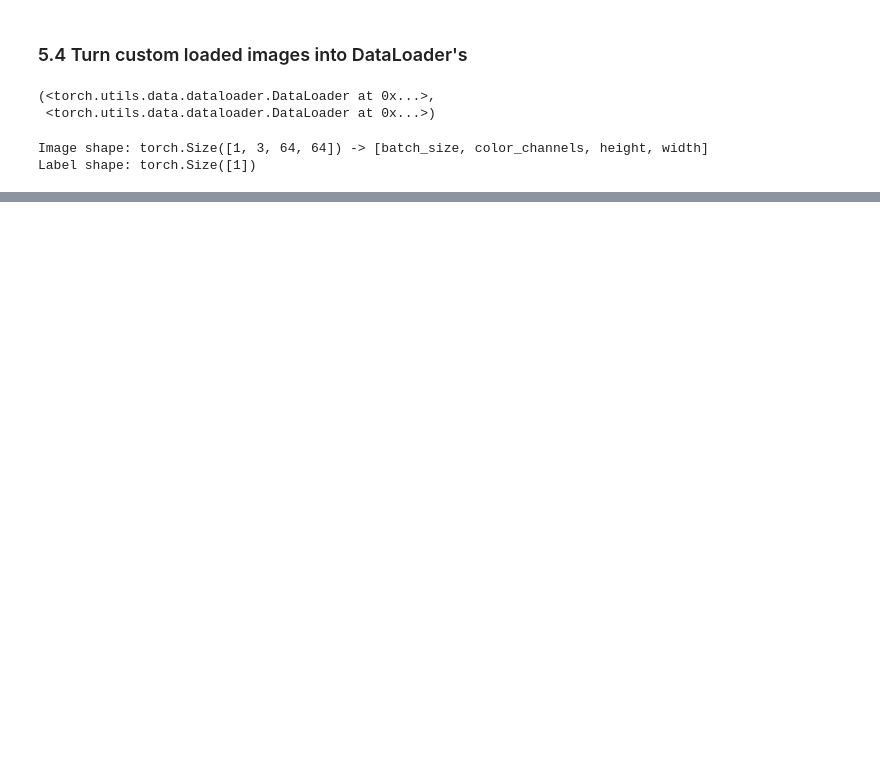
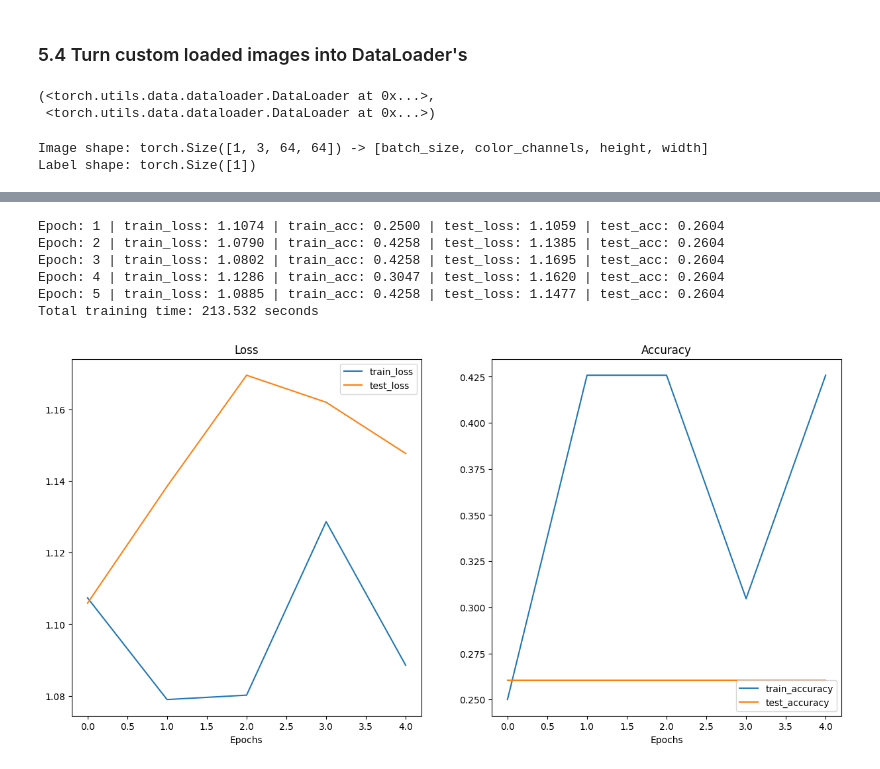
Before and after one commit to khongconlaudau/Pytorch_Deep_Learn, a Jupyter notebook: 04_Custom_Datasets.ipynb, the cells around one changed output, grey strips where cells are left out. Cells and saved outputs as stored; diff of their text form; code cells hidden in the pictures; blank space fills up the shorter version.

Commit message:
Finished Custom Datasets

```diff
--- a/04_Custom_Datasets.ipynb
+++ b/04_Custom_Datasets.ipynb
@@ -488,0 +910,6 @@ Label shape: torch.Size([1])
+# %%
+from torchvision import datasets
+train_data_augmented = datasets.ImageFolder(train_dir, train_transform_trivial_augment)
+test_data_simple = datasets.ImageFolder(test_dir, test_transforms)
+
+train_data_augmented, test_data_simple
@@ -488,0 +954,7 @@ Label shape: torch.Size([1])
+# %%
+# Create model_1 and send it to the target device
+torch.manual_seed(42)
+model1 = TinyVGG(input_shape=3, hidden_units=10,
+                output_shape=len(train_data_augmented.classes)).to(device)
+
+model1
@@ -488,0 +982,36 @@ Label shape: torch.Size([1])
+# %%
+torch.manual_seed(42)
+torch.cuda.manual_seed(42)
+
+# set nums of epochs
+NUM_EPOCHS = 5
+
+# Setup loss function and optimizer
+loss_fn = nn.CrossEntropyLoss()
+optimizer = torch.optim.Adam(params=model1.parameters(), lr=0.001)
+
+# Start timer
+from timeit import default_timer as timer
+
+start_time = timer()
+
+model1_results = train(model=model1,
+                      train_dataloader=train_dataloader_augmented,
+                      test_dataloader=test_dataloader_simple,
+                      optimizer=optimizer,
+                      loss_fn=loss_fn,
+                      epochs=NUM_EPOCHS)
+end_time = timer()
+
+print(f"Total training time: {end_time-start_time:.3f} seconds")
+# %% [output]
+Epoch: 1 | train_loss: 1.1074 | train_acc: 0.2500 | test_loss: 1.1059 | test_acc: 0.2604
+Epoch: 2 | train_loss: 1.0790 | train_acc: 0.4258 | test_loss: 1.1385 | test_acc: 0.2604
+Epoch: 3 | train_loss: 1.0802 | train_acc: 0.4258 | test_loss: 1.1695 | test_acc: 0.2604
+Epoch: 4 | train_loss: 1.1286 | train_acc: 0.3047 | test_loss: 1.1620 | test_acc: 0.2604
+Epoch: 5 | train_loss: 1.0885 | train_acc: 0.4258 | test_loss: 1.1477 | test_acc: 0.2604
+Total training time: 213.532 seconds
+# %%
+plot_loss_curves(model1_results)
+# %% [output]
+[figure, added]
```
Also changed, not shown: parts of 54 cells of this notebook.
